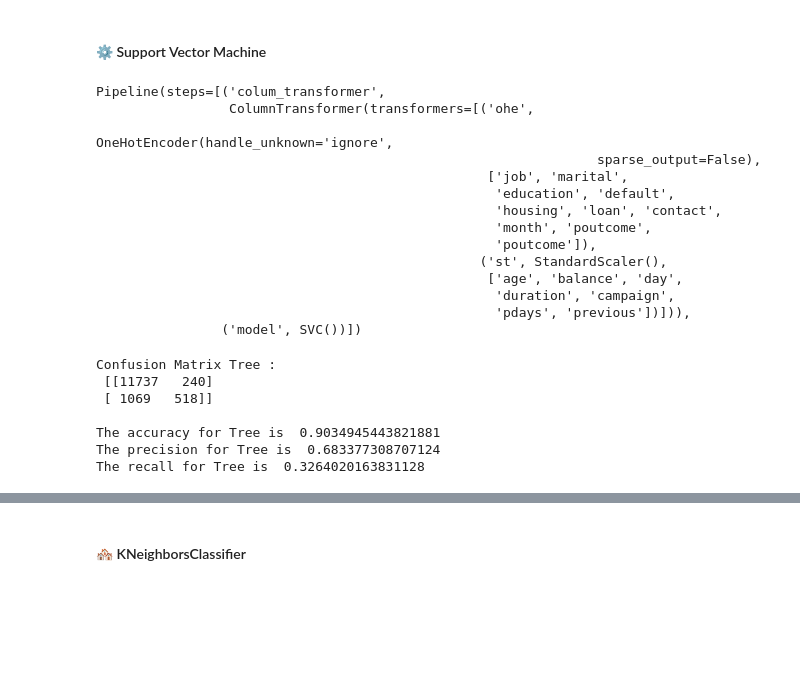
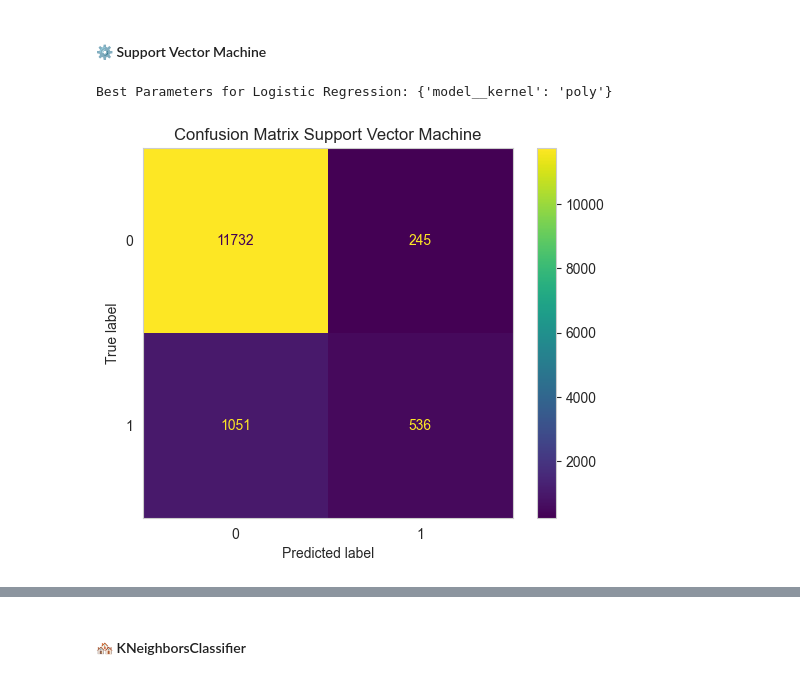
Before and after one commit to gabrieldornella/capstone-project, a Jupyter notebook: notebooks/ModelComparison.ipynb, the cells around one changed output, grey strips where cells are left out. Saved outputs shown, nothing was run; the diff lists cells and outputs as text; code cells hidden in the pictures; blank space fills up the shorter version.

```diff
--- a/notebooks/EDA.ipynb
+++ b/notebooks/ModelComparison.ipynb
@@ -675,42 +666,43 @@ pipe_svc = Pipeline([
 ])
 
 # GridSearch Decision Tree
-# svc_grid = GridSearchCV(pipe_svc, param_grid=svc_parameters,cv=5,scoring='accuracy')
-
-
-# Fit Deciosion Tree model
-# svc_grid.fit(X_train,y_train)
-pipe_svc.fit(X_train,y_train)
+svc_grid = GridSearchCV(pipe_svc, param_grid=svc_parameters,cv=5,scoring='accuracy')
-# %% [output]
-Pipeline(steps=[('colum_transformer',
-                 ColumnTransformer(transformers=[('ohe',
-                                                  OneHotEncoder(handle_unknown='ignore',
-                                                                sparse_output=False),
-                                                  ['job', 'marital',
-                                                   'education', 'default',
-                                                   'housing', 'loan', 'contact',
-                                                   'month', 'poutcome',
-                                                   'poutcome']),
-                                                 ('st', StandardScaler(),
-                                                  ['age', 'balance', 'day',
-                                                   'duration', 'campaign',
-                                                   'pdays', 'previous'])])),
-                ('model', SVC())])
+# %%
+###########################
+# Fit Support Vector Machine model
+start_time = time.time()
+
+svc_grid.fit(X_train,y_train)
+
+fit_time = time.time() - start_time
+# %%
+# Best Parameters for Support Vector Machine
+
+best_params = svc_grid.best_params_
+print(f'Best Parameters for Logistic Regression: {best_params}')
+# %% [output]
+Best Parameters for Logistic Regression: {'model__kernel': 'poly'}
 # %%
-# Predict
-predict = pipe_svc.predict(X_test)
-# proba = pipe_svc.predict_proba(X_test)
+# Prediction and Scores
+# Predict for Support Vector Machine
+predict_train = svc_grid.predict(X_train)
+predict_test = svc_grid.predict(X_test)
+
+# Scores
+accuracy_score_train = accuracy_score(y_train, predict_train)
+accuracy_score_test = accuracy_score(y_test, predict_test)
+precision_sc = precision_score(y_test, predict_test)
+recall_sc = recall_score(y_test, predict_test)
+# %%
+# Confusion Matrix Support Vector Machine
+cm = confusion_matrix(y_test, predict_test)
+disp = ConfusionMatrixDisplay(confusion_matrix=cm)
+disp.plot()
+plt.title('Confusion Matrix Support Vector Machine')
+plt.grid(None)
+plt.show()
+# %% [output]
+[figure, added]
 # %%
-# Confusion Tree
-print("Confusion Matrix Tree : \n", confusion_matrix(y_test, predict),"\n")
-print("The accuracy for Tree is ",accuracy_score(y_test, predict))
-print("The precision for Tree is ",precision_score(y_test, predict))
-print("The recall for Tree is ",recall_score(y_test, predict),"\n")
+ # Add result to Results DataFrame
+results = results_dataframe(results, 'Support Vector Machine', accuracy_score_train, accuracy_score_test, precision_sc, recall_sc, fit_time, best_params)
-# %% [output]
-Confusion Matrix Tree :
- [[11737   240]
- [ 1069   518]]
-
-The accuracy for Tree is  0.9034945443821881
-The precision for Tree is  0.683377308707124
-The recall for Tree is  0.3264020163831128
```
Also changed, not shown: parts of 31 cells of this notebook, 1 other file.
